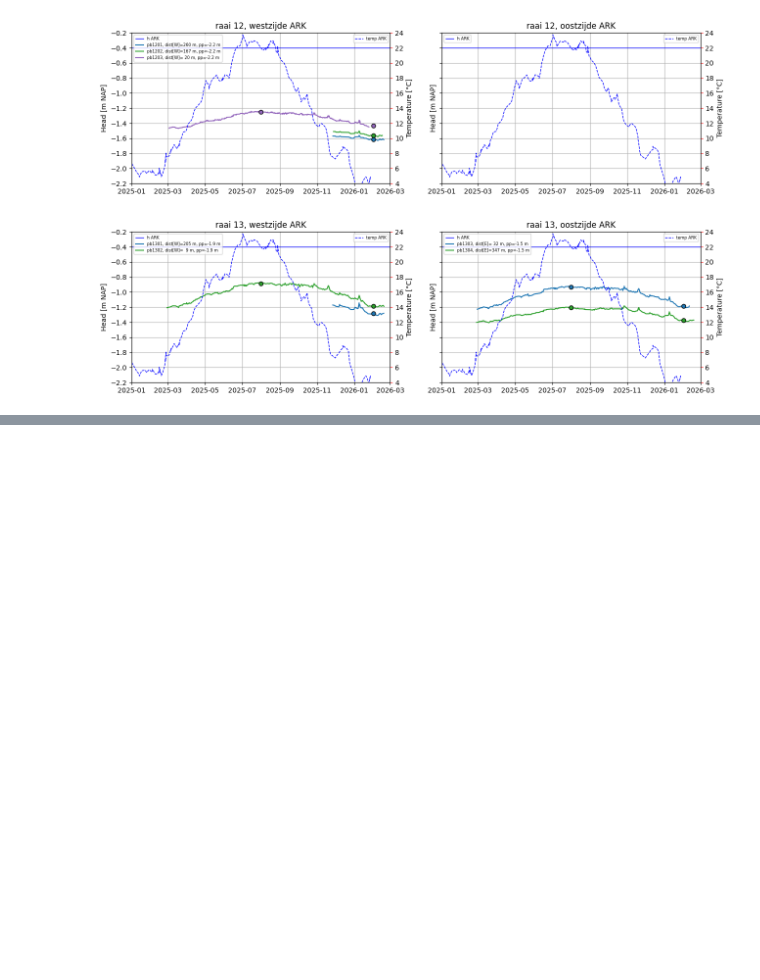
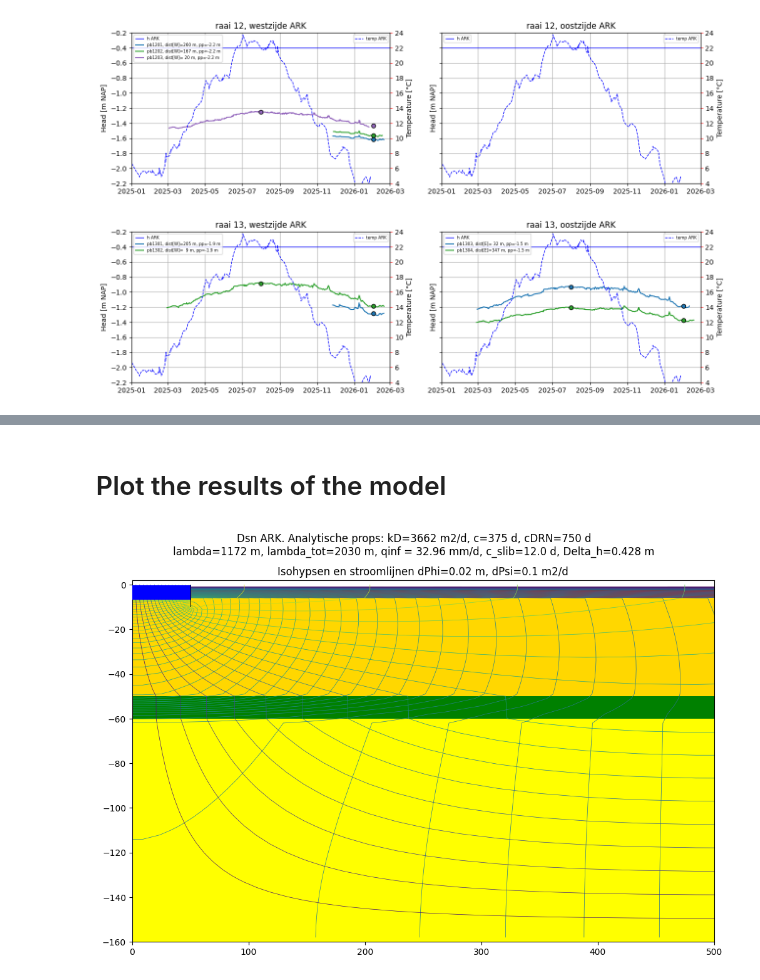
Before and after one commit to Olsthoorn/mf6lab, a Jupyter notebook: Projects/ARK_RWS/notebooks/explore_data.ipynb, the cells around one changed output, grey strips where cells are left out. Drawn from its saved outputs; the diff is of its cells as text; code cells hidden in the pictures; blank space fills up the shorter version.

Commit message:
Plots correct, model correct, try to match wellen.

```diff
--- a/Projects/ARK_RWS/notebooks/explore_data.ipynb
+++ b/Projects/ARK_RWS/notebooks/explore_data.ipynb
@@ -570,0 +734,52 @@ for fbn in ['pb[0-9].csv', 'pb1[0-9][0-9].csv', 'pb2[0-9][0-9].csv', 'pb3[0-9][0
+# %% [markdown]
+# Plot the results of the model
+# %%
+# --- step size of isohypses and stream function lines
+dphi, dpsi = 0.02, 0.1
+
+# --- get levels for  contouring
+phi_min, phi_max = np.round(np.nanmin(out['Phi']) * 100) / 100, np.round(np.nanmax(out['Phi']) * 100) / 100
+phi_levels = np.arange(phi_min, phi_max + dphi, dphi)
+
+psi = gr.psi_row(out['Qx'], row=0)
+psi_min, psi_max = np.round(np.nanmin(psi) * 100) / 100, np.round(np.nanmax(psi) * 100) / 100
+psi_levels = np.arange(psi_min, psi_max + dpsi, dpsi)
+
+# --- View window
+ylim = (None, 2)
+xlim = (0, 500)
+
+# --- Plot of cross section
+fig, ax = plt.subplots(figsize=(12, 7.5))
+
+# --- Patch to show layers in colors
+get_patches(ax)
+
+# --- Contour heads and stream lines
+Ch = ax.contour(gr.XM[:,0,:], gr.ZM[:,0,:], out['Phi'][:, 0, :], levels=phi_levels, linewidths=0.5)
+Cp = ax.contour(gr.X[:,0,1:-1], gr.Z[:, 0, :-1], psi, levels=psi_levels, linewidths=0.5)
+
+# --- Compute the analytical properties of this aquifer
+kD, c, cDRN = get_analytical_props(gr, lagen, DRN)
+lam = np.sqrt(kD * c).round()
+lam_tot = np.sqrt(kD * (c + cDRN)).round()
+
+# --- Infiltration and resistance
+c_ARK_slib = (0.5 * gr.DZ[mask_ARK_slib]) / kv[mask_ARK_slib]
+Qinf = out['Q'][mask_ARK_slib]
+qinf = Qinf.sum() / bARK
+Delta_h = out['Phi'][mask_ARK_slib].mean() - out['Phi'][mask_below_slib].mean()
+
+# --- Suptitle with details of this cross section.
+supttl = (
+    f"Dsn ARK. Analytische props: kD={kD:.0f} m2/d, c={c:.0f} d, cDRN={cDRN:.0f} d\n" +
+    f"lambda={lam:.0f} m, lambda_tot={lam_tot:.0f} m, qinf = {qinf * 1000:.4} mm/d, c_slib={c_ARK_slib.mean():.1f} d, Delta_h={Delta_h:.3f} m"
+)
+fig.suptitle(supttl)
+ax.set_title(f"Isohypsen en stroomlijnen dPhi={dphi} m, dPsi={dpsi} m2/d")
+ax.set_xlim(xlim)
+ax.set_ylim(ylim)
+
+plt.show()
+# %% [output]
+[figure, added]
```
Also changed, not shown: parts of 19 cells of this notebook, 4 other files.
